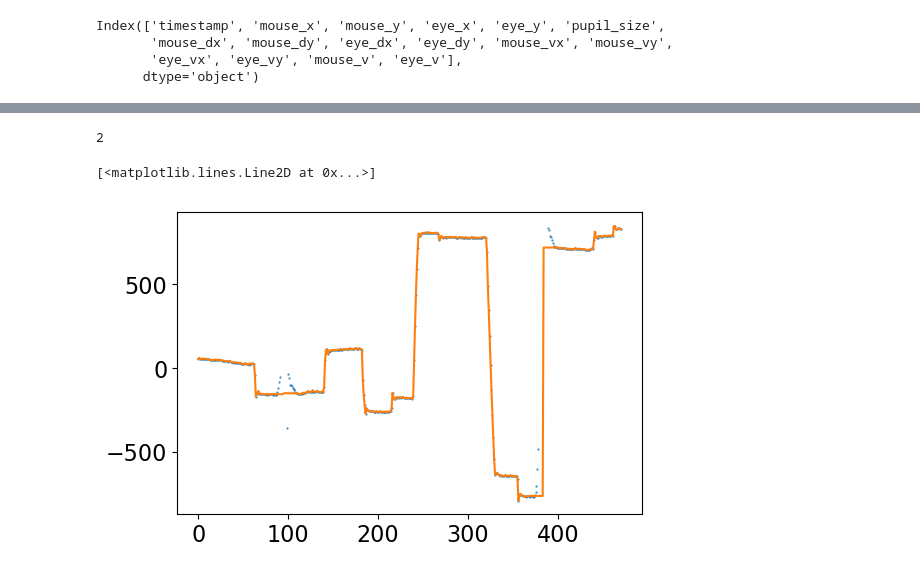
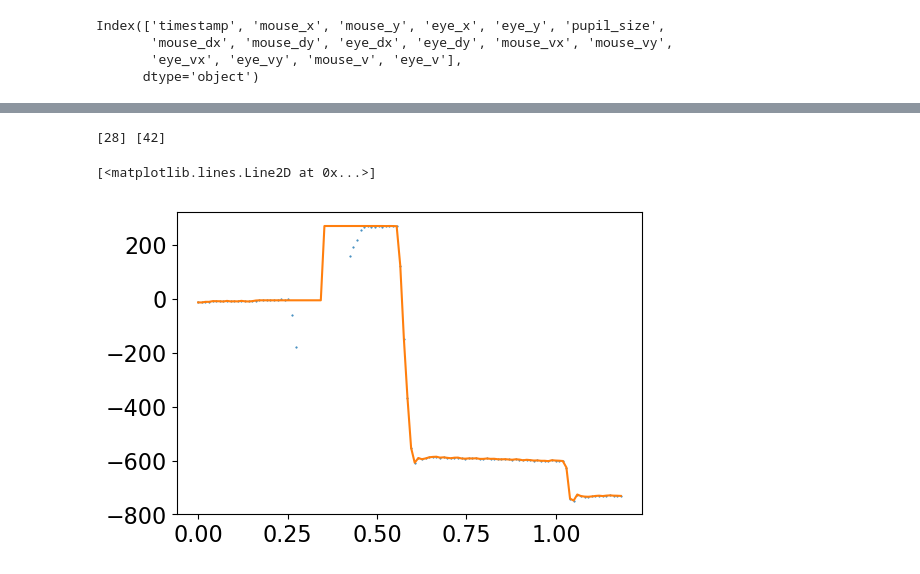
Before and after one commit to cherepaha/eyehandrdk, a Jupyter notebook: eye_hand_lags.ipynb, the cells around one changed output, grey strips where cells are left out. Saved outputs shown, nothing was run; the diff lists cells and outputs as text; code cells hidden in the pictures.

Commit message:
Blink removal algorithm update

```diff
--- a/eye_hand_lags.ipynb
+++ b/eye_hand_lags.ipynb
@@ -335,7 +335,7 @@ def remove_nans(x):
     offsets = []
     is_previous_x_nan = False
 
-    # first, get onsets
+    # first, get onsets and offsets for each blink
     for i in range(0,len(x)):
         if np.isnan(x[i]):
             if not is_previous_x_nan:
@@ -346,12 +346,12 @@ def remove_nans(x):
         elif is_previous_x_nan:
             offsets += [i]
             is_previous_x_nan = False
-#     print(onsets, offsets)
-    if len(onsets) == len(offsets):
-        print(len(onsets))
-    else:
+
+    if len(onsets) != len(offsets):
         raise ValueError('NaN onsets and offsets do not match!')
 
+    # second, for every blink, drop 10 data points (100ms) immediately before and after the blink,
+    # and fill in the blanks by extrapolating from the available data points
     for i in range(0,len(onsets)):
         onset = onsets[i]
         offset = offsets[i]
@@ -365,18 +365,20 @@ def get_com_lag_v2(trajectory):
     eye_v_threshold = 700
     com_idx = int(trajectory.idx_midline_d.values[0])
     t = trajectory.timestamp.values
-    x = trajectory.eye_x
+    timestep = np.median(np.diff(trajectory.timestamp.values))
 
-    x = remove_nans(x)
-    v = np.diff(x)/timestep
+#     v = np.diff(remove_nans(trajectory.eye_x.values))/timestep
+#     v = remove_nans(trajectory.eye_v.values)
+#     v = trajectory.eye_v.values
+    v = np.diff(trajectory.eye_x.values)/timestep
 
     onsets = []
     offsets = []
     is_previous_v_zero = True
 
-    v[abs(v<eye_v_threshold)] = 0
+    v[abs(v)<eye_v_threshold] = 0
 
-    for i in np.arange(0,len(v)):
+    for i in range(0,len(v)):
         if v[i]!=0:
             if is_previous_v_zero:
                 is_previous_v_zero = False
@@ -387,7 +389,16 @@ def get_com_lag_v2(trajectory):
             offsets += [i]
             is_previous_v_zero = True
 
+    print(onsets, offsets)
+    plt.plot(trajectory.timestamp, trajectory.eye_x, marker='o', ls='', ms=2)
+    plt.plot(traj.timestamp.values[onsets], traj.eye_x.values[onsets], marker='o', ls='')
+    plt.plot(traj.timestamp.values[offsets], traj.eye_x.values[offsets], marker='o', ls='')
+
+#     print(traj.timestamp.values[onsets])
+
+    saccade_idx = 0
     lag = 0
+
     return pd.Series({'idx_com_saccade': saccade_idx,
                       't_com': t[com_idx],
                       't_com_saccade': t[saccade_idx],
@@ -395,14 +419,14 @@ def get_com_lag_v2(trajectory):
 # %%
-choices = choices_1
-dynamics = dynamics_1
+choices = choices_2
+dynamics = dynamics_2
 choices_com = choices[choices.is_com]
 dynamics_com = dynamics.loc[choices.is_com].join(choices_com.idx_midline_d)
 trial = random.sample(list(choices_com.index), 1)
 traj = dynamics_com.loc[trial]
-plt.plot(traj.eye_x.values, '.', ms=1)
-plt.plot(remove_nans(traj.eye_x.values))
+plt.plot(traj.timestamp, traj.eye_x.values, '.', ms=1)
+plt.plot(traj.timestamp, remove_nans(traj.eye_x.values))
 # print(traj.eye_x)
 # %% [output]
-2
+[28] [42]
 [<matplotlib.lines.Line2D at 0x...>]
-[figure, old version]
+[figure, new version]
```
Also changed, not shown: parts of 1 cell of this notebook.
